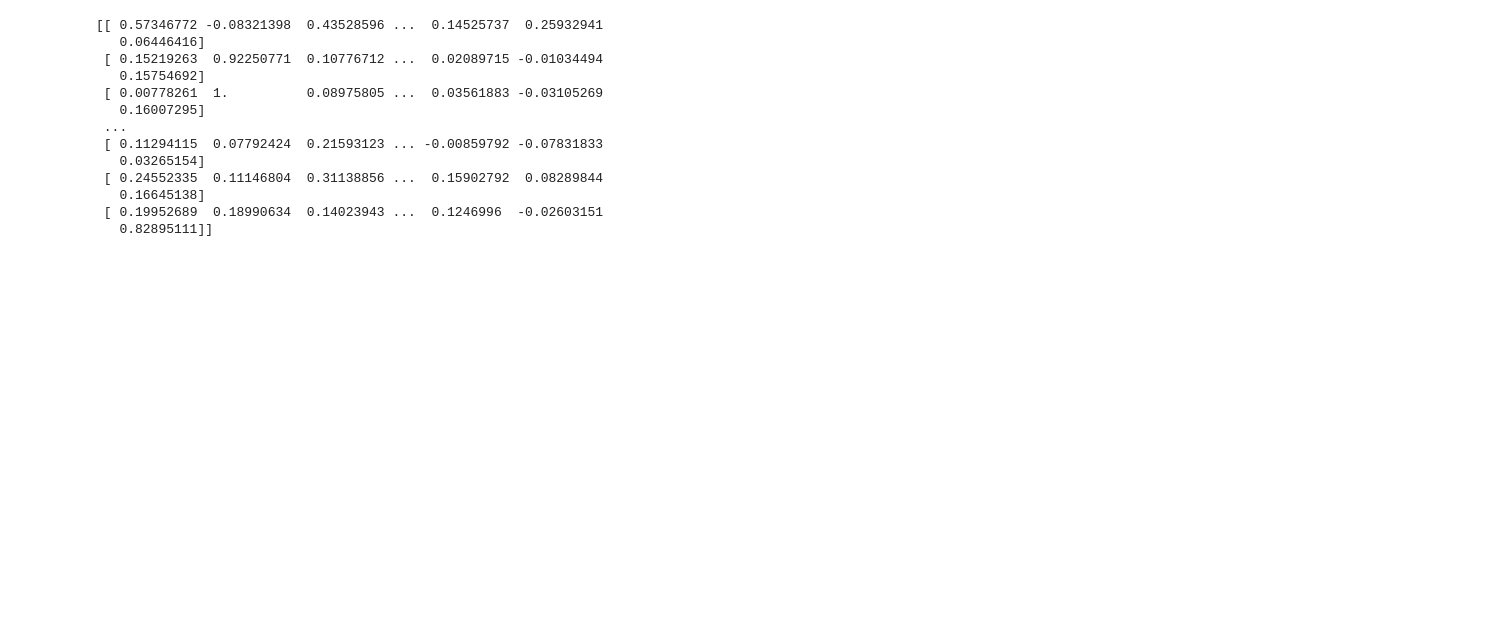
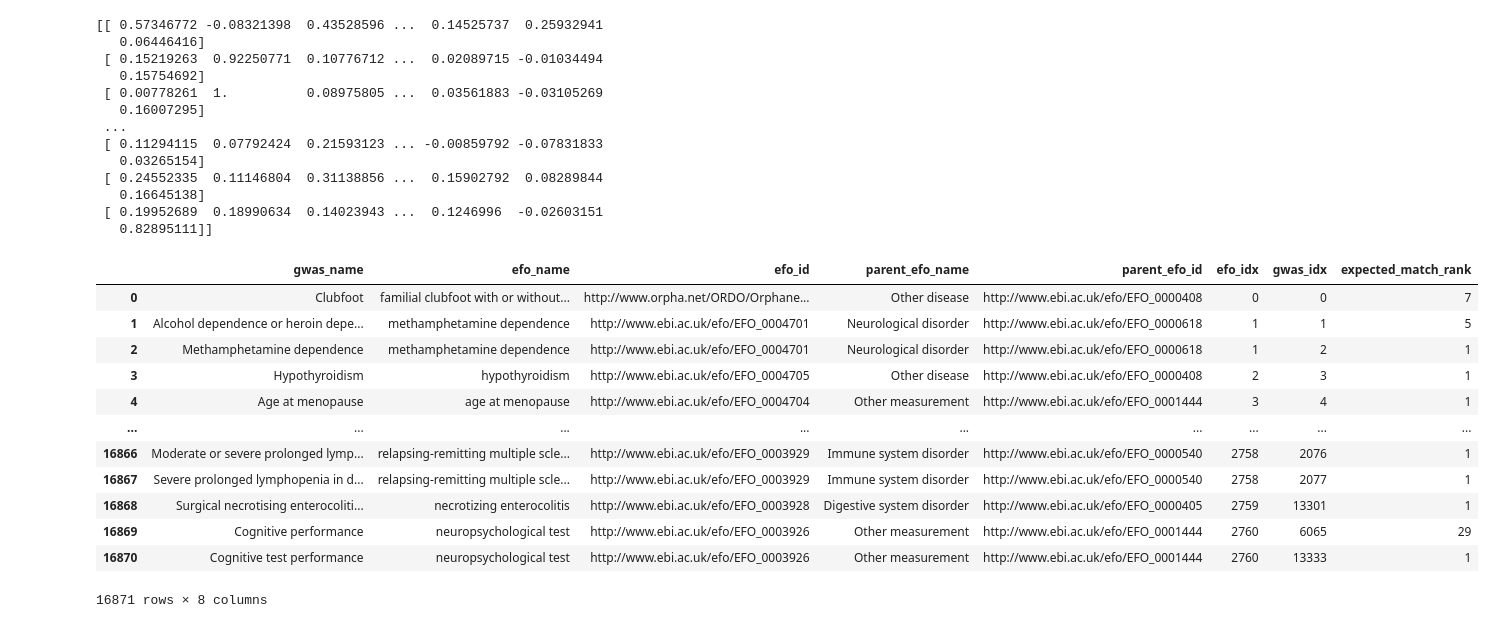
Before and after one commit to MRCIEU/epigraphdb_neural, a Jupyter notebook: processing/notebooks/benchmark-main.ipynb, the cells around one changed output. Saved outputs shown, nothing was run; the diff lists cells and outputs as text; code cells hidden in the pictures; blank space fills up the shorter version.

```diff
--- a/processing/notebooks/benchmark-main.ipynb
+++ b/processing/notebooks/benchmark-main.ipynb
@@ -290,0 +305,31 @@ print(similarity_arr)
+# %%
+efo_idx_df = efo_encodes[["efo_id"]].reset_index(drop=False).set_index("efo_id")
+gwas_idx_df = gwas_encodes[["gwas_name"]].reset_index(drop=False).set_index("gwas_name")
+gwas_to_efo = gwas_to_efo.assign(
+    efo_idx=lambda df: df["efo_id"].apply(lambda x: efo_idx_df.at[x, "index"]),
+    gwas_idx=lambda df: df["gwas_name"].apply(lambda x: gwas_idx_df.at[x, "index"]),
+).assign(
+    expected_match_rank=lambda df: df.apply(
+        lambda row: get_rank(
+            gwas_idx=row["gwas_idx"],
+            efo_idx=row["efo_idx"],
+            similarity_arr=similarity_arr,
+        ),
+        axis=1,
+    )
+)
+gwas_to_efo
+# %% [output]
+|  | gwas_name | efo_name | efo_id | parent_efo_name | parent_efo_id | efo_idx | gwas_idx | expected_match_rank |
+| 0 | Clubfoot | familial clubfoot with or without... | http://www.orpha.net/ORDO/Orphane... | Other disease | http://www.ebi.ac.uk/efo/EFO_0000408 | 0 | 0 | 7 |
+| 1 | Alcohol dependence or heroin depe... | methamphetamine dependence | http://www.ebi.ac.uk/efo/EFO_0004701 | Neurological disorder | http://www.ebi.ac.uk/efo/EFO_0000618 | 1 | 1 | 5 |
+| 2 | Methamphetamine dependence | methamphetamine dependence | http://www.ebi.ac.uk/efo/EFO_0004701 | Neurological disorder | http://www.ebi.ac.uk/efo/EFO_0000618 | 1 | 2 | 1 |
+| 3 | Hypothyroidism | hypothyroidism | http://www.ebi.ac.uk/efo/EFO_0004705 | Other disease | http://www.ebi.ac.uk/efo/EFO_0000408 | 2 | 3 | 1 |
+| 4 | Age at menopause | age at menopause | http://www.ebi.ac.uk/efo/EFO_0004704 | Other measurement | http://www.ebi.ac.uk/efo/EFO_0001444 | 3 | 4 | 1 |
+| ... | ... | ... | ... | ... | ... | ... | ... | ... |
+| 16866 | Moderate or severe prolonged lymp... | relapsing-remitting multiple scle... | http://www.ebi.ac.uk/efo/EFO_0003929 | Immune system disorder | http://www.ebi.ac.uk/efo/EFO_0000540 | 2758 | 2076 | 1 |
+| 16867 | Severe prolonged lymphopenia in d... | relapsing-remitting multiple scle... | http://www.ebi.ac.uk/efo/EFO_0003929 | Immune system disorder | http://www.ebi.ac.uk/efo/EFO_0000540 | 2758 | 2077 | 1 |
+| 16868 | Surgical necrotising enterocoliti... | necrotizing enterocolitis | http://www.ebi.ac.uk/efo/EFO_0003928 | Digestive system disorder | http://www.ebi.ac.uk/efo/EFO_0000405 | 2759 | 13301 | 1 |
+| 16869 | Cognitive performance | neuropsychological test | http://www.ebi.ac.uk/efo/EFO_0003926 | Other measurement | http://www.ebi.ac.uk/efo/EFO_0001444 | 2760 | 6065 | 29 |
+| 16870 | Cognitive test performance | neuropsychological test | http://www.ebi.ac.uk/efo/EFO_0003926 | Other measurement | http://www.ebi.ac.uk/efo/EFO_0001444 | 2760 | 13333 | 1 |
+16871 rows × 8 columns
```
Also changed, not shown: parts of 11 cells of this notebook.
